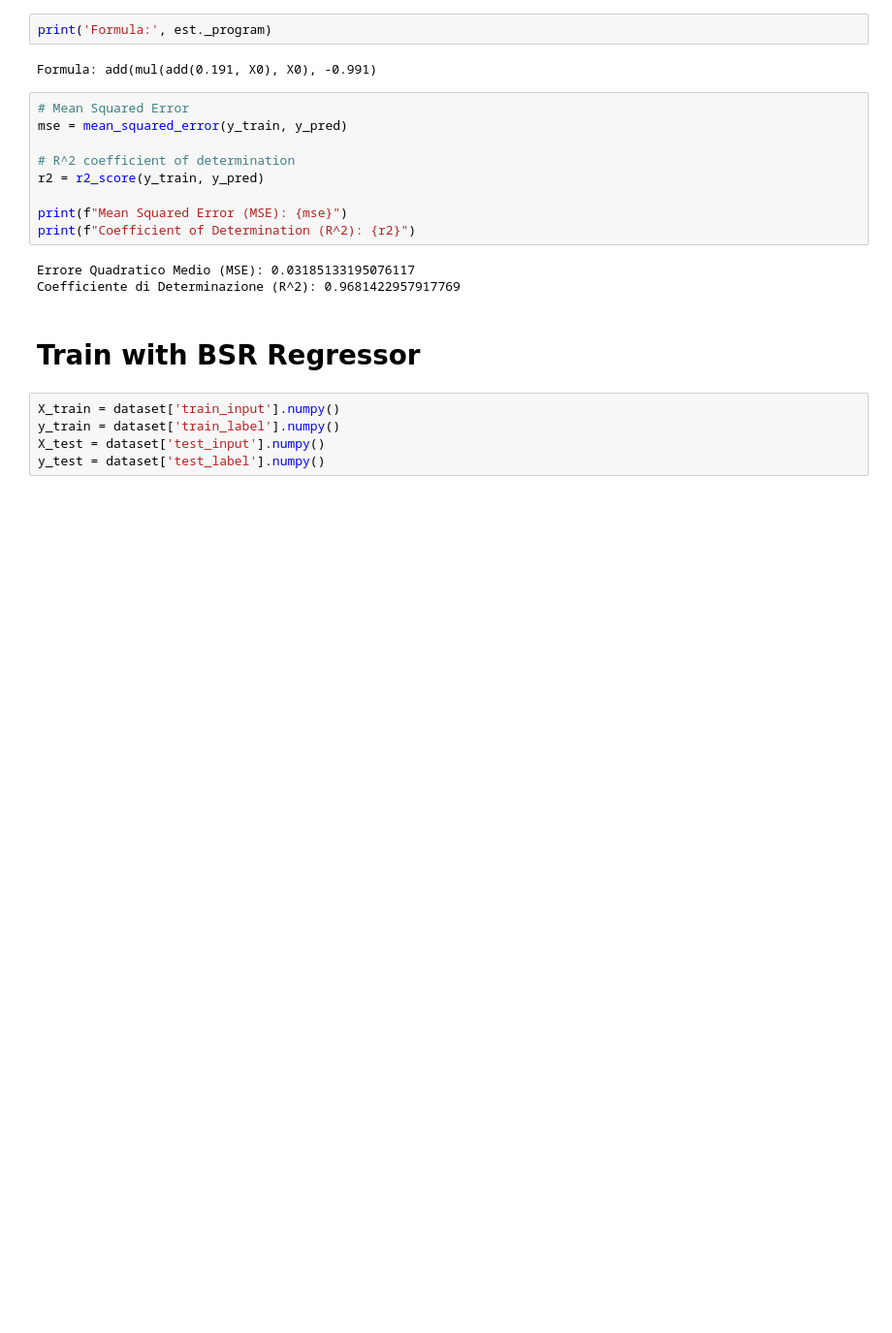
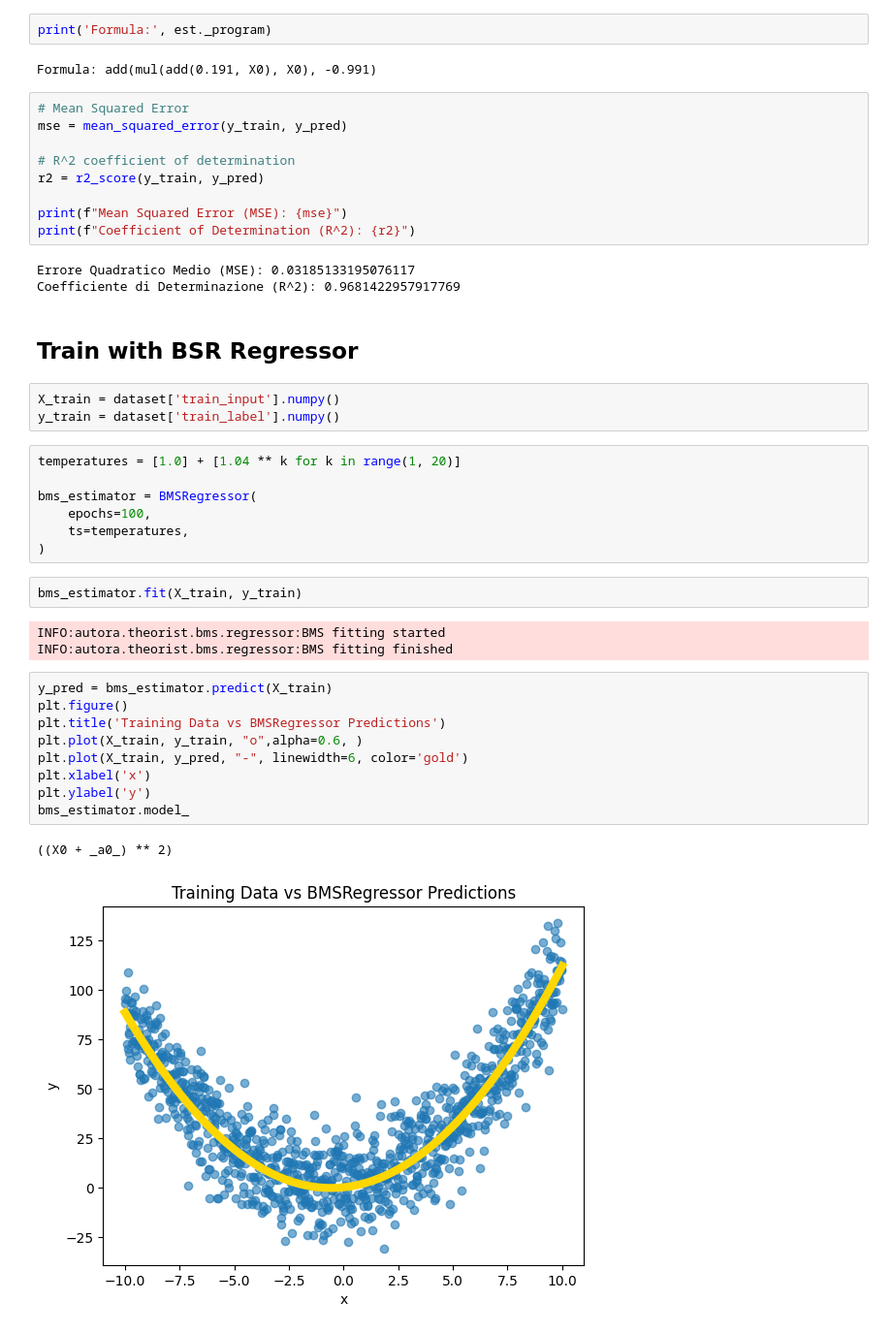
Before and after one commit to MrPio/KAN-Symbolic_Regression, a Jupyter notebook: Comparison_of_different_methods_for_SR.ipynb, the cells around one changed output. Shown at 97% size. Drawn from its saved outputs; the diff is of its cells as text; blank space fills up the shorter version.

```diff
--- a/Comparison_of_different_methods_for_SR.ipynb
+++ b/Comparison_of_different_methods_for_SR.ipynb
@@ -242,9 +223,31 @@ print(f"Coefficient of Determination (R^2): {r2}")
 Errore Quadratico Medio (MSE): 0.03185133195076117
 Coefficiente di Determinazione (R^2): 0.9681422957917769
 # %% [markdown]
-# Train with BSR Regressor
+## Train with BSR Regressor
 # %%
 X_train = dataset['train_input'].numpy()
 y_train = dataset['train_label'].numpy()
-X_test = dataset['test_input'].numpy()
-y_test = dataset['test_label'].numpy()
+# %%
+temperatures = [1.0] + [1.04 ** k for k in range(1, 20)]
+
+bms_estimator = BMSRegressor(
+    epochs=100,
+    ts=temperatures,
+)
+# %%
+bms_estimator.fit(X_train, y_train)
+# %% [output]
+INFO:autora.theorist.bms.regressor:BMS fitting started
+INFO:autora.theorist.bms.regressor:BMS fitting finished
+# %%
+y_pred = bms_estimator.predict(X_train)
+plt.figure()
+plt.title('Training Data vs BMSRegressor Predictions')
+plt.plot(X_train, y_train, "o",alpha=0.6, )
+plt.plot(X_train, y_pred, "-", linewidth=6, color='gold')
+plt.xlabel('x')
+plt.ylabel('y')
+bms_estimator.model_
+# %% [output]
+((X0 + _a0_) ** 2)
+[figure, added]
```
Also changed, not shown: parts of 18 cells of this notebook, 7 other files.
